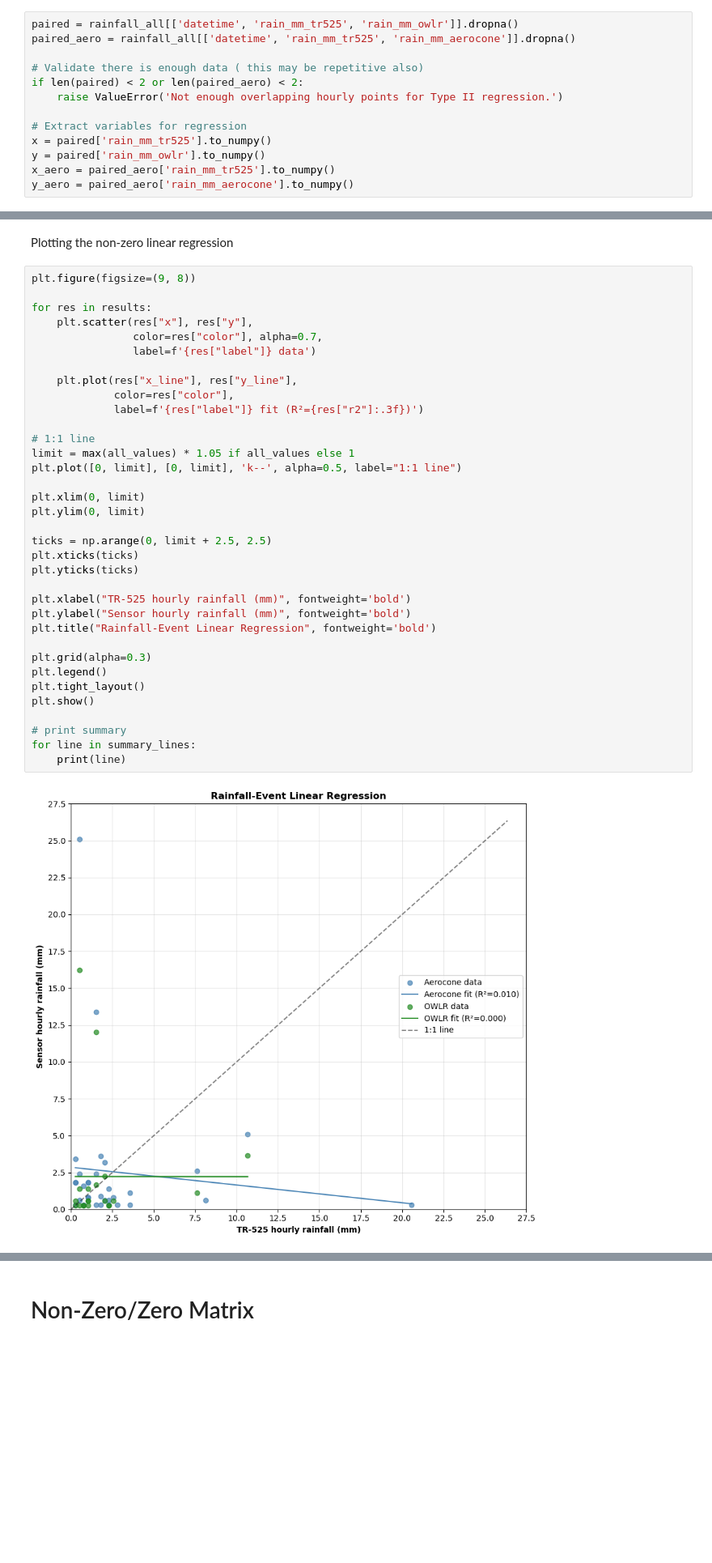
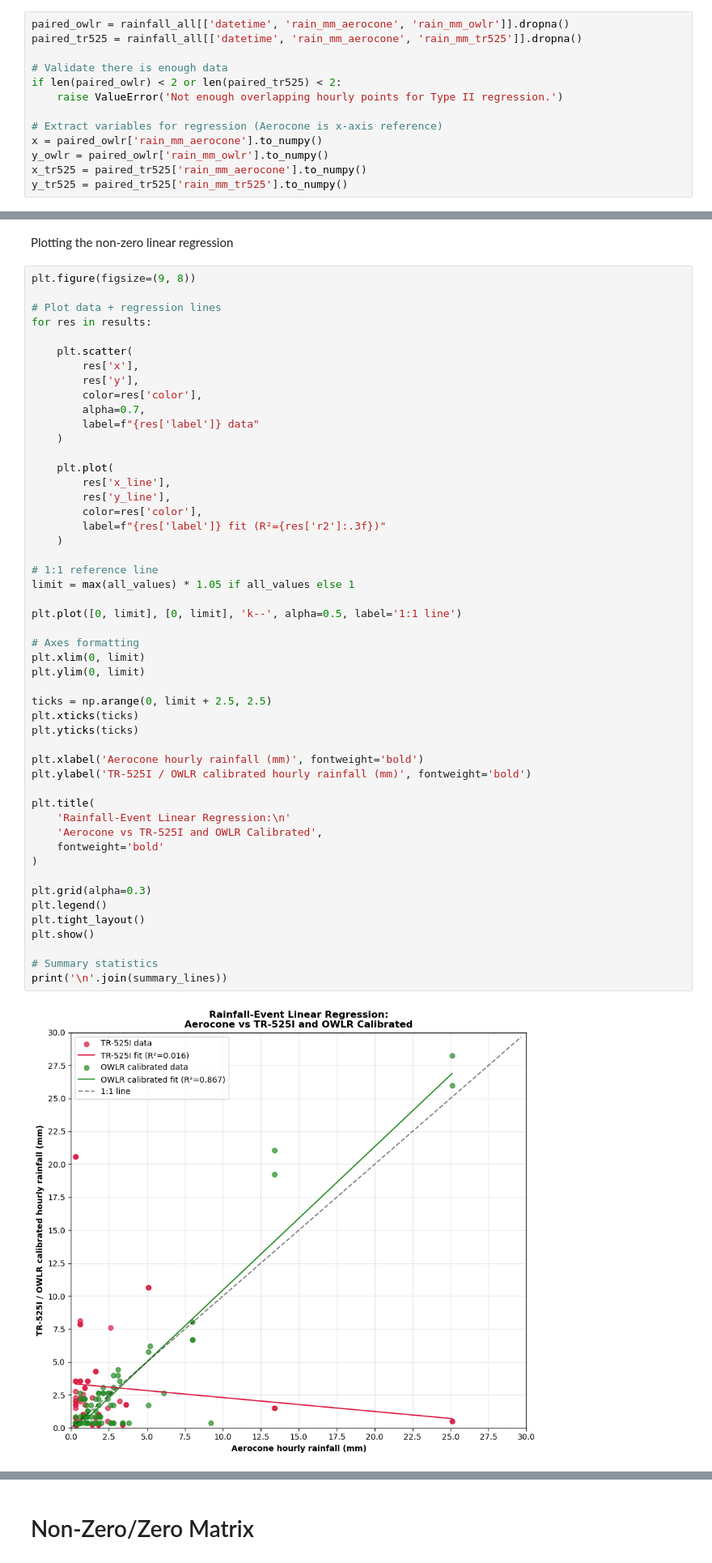
Before and after one commit to COAST-Lab/Open-Water-Level-and-Rainfall-Sensor, a Jupyter notebook: Data Analysis/rainfallAnalysisUpdated.ipynb, the cells around one changed output, grey strips where cells are left out. Shown at 81% size. Drawn from its saved outputs; the diff is of its cells as text; blank space fills up the shorter version.

```diff
--- a/Data Analysis/rainfallAnalysisUpdated.ipynb
+++ b/Data Analysis/rainfallAnalysisUpdated.ipynb
@@ -360,17 +562,17 @@ Assumes that all sensors have error
 # %% [markdown]
 This step makes sure that for each timestamp there is corresponding data from Tr525 vs. OWLR and TR525 vs. Aerocone so the regression works.
 # %%
-paired = rainfall_all[['datetime', 'rain_mm_tr525', 'rain_mm_owlr']].dropna()
-paired_aero = rainfall_all[['datetime', 'rain_mm_tr525', 'rain_mm_aerocone']].dropna()
+paired_owlr = rainfall_all[['datetime', 'rain_mm_aerocone', 'rain_mm_owlr']].dropna()
+paired_tr525 = rainfall_all[['datetime', 'rain_mm_aerocone', 'rain_mm_tr525']].dropna()
 
-# Validate there is enough data ( this may be repetitive also)
-if len(paired) < 2 or len(paired_aero) < 2:
+# Validate there is enough data
+if len(paired_owlr) < 2 or len(paired_tr525) < 2:
     raise ValueError('Not enough overlapping hourly points for Type II regression.')
 
-# Extract variables for regression
-x = paired['rain_mm_tr525'].to_numpy()
-y = paired['rain_mm_owlr'].to_numpy()
-x_aero = paired_aero['rain_mm_tr525'].to_numpy()
-y_aero = paired_aero['rain_mm_aerocone'].to_numpy()
+# Extract variables for regression (Aerocone is x-axis reference)
+x = paired_owlr['rain_mm_aerocone'].to_numpy()
+y_owlr = paired_owlr['rain_mm_owlr'].to_numpy()
+x_tr525 = paired_tr525['rain_mm_aerocone'].to_numpy()
+y_tr525 = paired_tr525['rain_mm_tr525'].to_numpy()
 # %%
 
@@ -784,37 +937,52 @@ Plotting the non-zero linear regression
 # %%
 plt.figure(figsize=(9, 8))
 
+# Plot data + regression lines
 for res in results:
-    plt.scatter(res["x"], res["y"],
-                color=res["color"], alpha=0.7,
-                label=f'{res["label"]} data')
 
-    plt.plot(res["x_line"], res["y_line"],
-             color=res["color"],
-             label=f'{res["label"]} fit (R²={res["r2"]:.3f})')
+    plt.scatter(
+        res['x'],
+        res['y'],
+        color=res['color'],
+        alpha=0.7,
+        label=f"{res['label']} data"
+    )
 
-# 1:1 line
+    plt.plot(
+        res['x_line'],
+        res['y_line'],
+        color=res['color'],
+        label=f"{res['label']} fit (R²={res['r2']:.3f})"
+    )
+
+# 1:1 reference line
 limit = max(all_values) * 1.05 if all_values else 1
-plt.plot([0, limit], [0, limit], 'k--', alpha=0.5, label="1:1 line")
 
+plt.plot([0, limit], [0, limit], 'k--', alpha=0.5, label='1:1 line')
+
+# Axes formatting
 plt.xlim(0, limit)
 plt.ylim(0, limit)
 
 ticks = np.arange(0, limit + 2.5, 2.5)
 plt.xticks(ticks)
 plt.yticks(ticks)
 
-plt.xlabel("TR-525 hourly rainfall (mm)", fontweight='bold')
-plt.ylabel("Sensor hourly rainfall (mm)", fontweight='bold')
-plt.title("Rainfall-Event Linear Regression", fontweight='bold')
+plt.xlabel('Aerocone hourly rainfall (mm)', fontweight='bold')
+plt.ylabel('TR-525I / OWLR calibrated hourly rainfall (mm)', fontweight='bold')
+
+plt.title(
+    'Rainfall-Event Linear Regression:\n'
+    'Aerocone vs TR-525I and OWLR Calibrated',
+    fontweight='bold'
+)
 
 plt.grid(alpha=0.3)
 plt.legend()
 plt.tight_layout()
 plt.show()
 
-# print summary
-for line in summary_lines:
-    print(line)
+# Summary statistics
+print('\n'.join(summary_lines))
 # %% [output]
-[figure, old version]
+[figure, new version]
```
Also changed, not shown: parts of 54 cells of this notebook, 9 other files.
